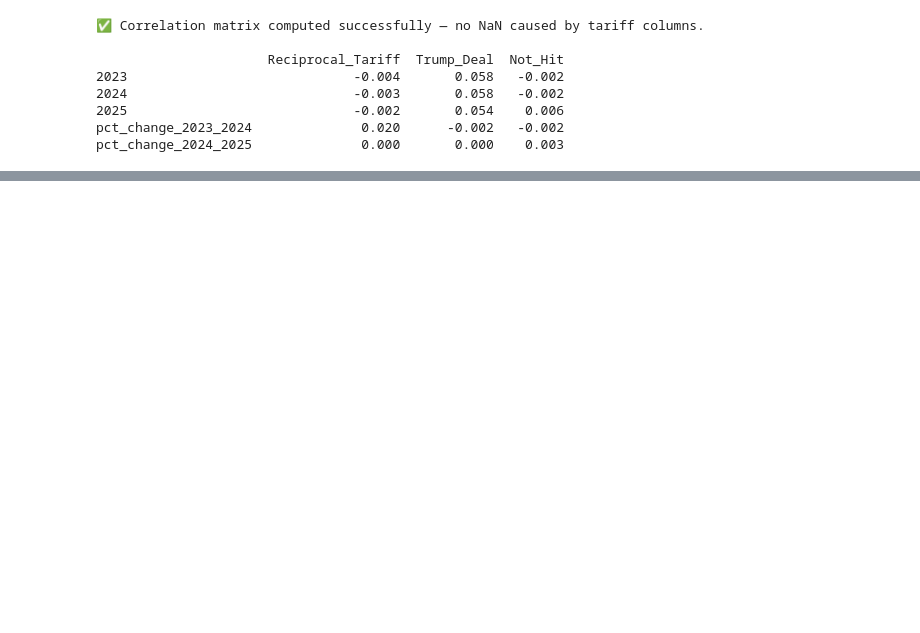
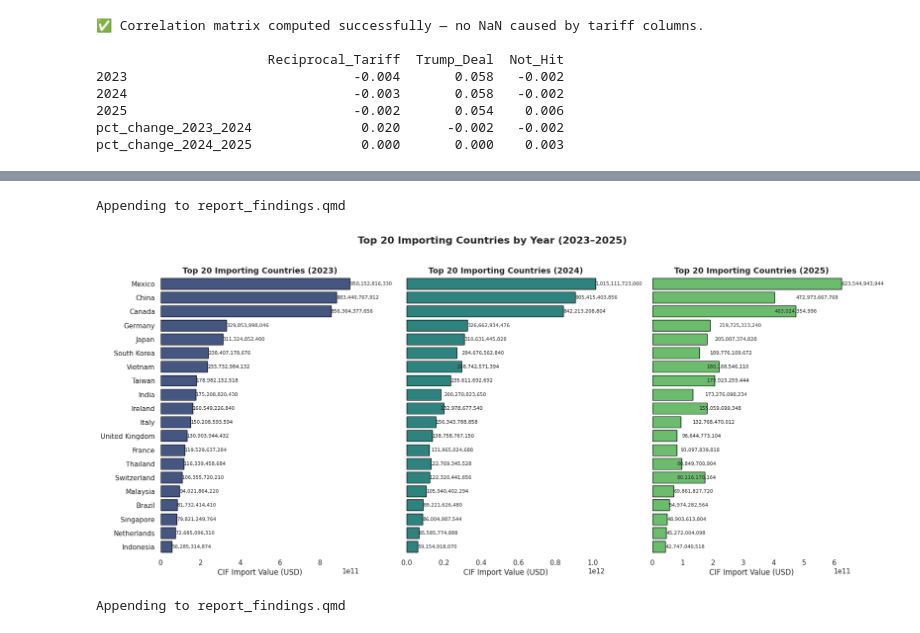
Before and after one commit to utamiu1807/uutami, a Jupyter notebook: Final_EDA1&2_UTAMIipynb.ipynb, the cells around one changed output, grey strips where cells are left out. Cells and saved outputs as stored; diff of their text form; code cells hidden in the pictures; blank space fills up the shorter version.

```diff
--- a/Final_EDA1&2_UTAMIipynb.ipynb
+++ b/Final_EDA1&2_UTAMIipynb.ipynb
@@ -1687,0 +1517,58 @@ print("✅ Visualized dominant industry breakdown for Trump Deal and No Trump De
+# %%
+%%writefile -a report_findings.qmd
+
+## 3. Top Importing Countries
+
+Analysis of the top importing countries provides insight into key trading partners.
+# %% [output]
+Appending to report_findings.qmd
+# %%
+# Include the code for the top 20 countries plot
+# Total imports by country and year (assuming country_year_totals is available or can be recreated)
+try:
+    country_year_totals = df_clean.groupby(["Year", "country"])["CIF_Value"].sum().reset_index()
+except NameError:
+    print("Error: df_clean not found. Please run the data loading and cleaning cells.")
+    exit()
+
+# Get top 20 countries for each year
+top_2023 = country_year_totals[country_year_totals["Year"] == 2023].nlargest(20, "CIF_Value")
+top_2024 = country_year_totals[country_year_totals["Year"] == 2024].nlargest(20, "CIF_Value")
+top_2025 = country_year_totals[country_year_totals["Year"] == 2025].nlargest(20, "CIF_Value")
+
+sns.set_style("white")
+plt.rcParams["axes.facecolor"] = "white"
+plt.rcParams["axes.edgecolor"] = "black"
+palette = sns.color_palette("viridis", 3)
+fig, axes = plt.subplots(1, 3, figsize=(18, 8), sharey=True)
+
+def plot_top(ax, data, year, color):
+    data = data.sort_values("CIF_Value", ascending=True)
+    sns.barplot(data=data, y="country", x="CIF_Value", ax=ax, color=color, edgecolor="black", legend=False)
+    ax.set_title(f"Top 20 Importing Countries ({year})", fontsize=13, weight="bold")
+    ax.set_xlabel("CIF Import Value (USD)") # Removed millions for clarity, can be adjusted based on scale
+    ax.set_ylabel("")
+    ax.grid(False)
+    for spine in ax.spines.values(): spine.set_visible(False)
+    ax.set_facecolor("white")
+    ax.invert_yaxis()
+    for i, v in enumerate(data["CIF_Value"]):
+        ax.text(v, i, f"{v:,.0f}", va="center", ha="left", fontsize=8)
+
+plot_top(axes[0], top_2023, 2023, palette[0])
+plot_top(axes[1], top_2024, 2024, palette[1])
+plot_top(axes[2], top_2025, 2025, palette[2])
+
+fig.suptitle("Top 20 Importing Countries by Year (2023–2025)", fontsize=16, weight="bold")
+plt.tight_layout(rect=[0, 0, 1, 0.96])
+plt.show()
+# %% [output]
+[figure, added]
+# %%
+%%writefile -a report_findings.qmd
+
+## 4. Impact of Tariff Policies and Trade Deals
+
+To assess the impact of Trump-era tariff policies and trade deals, a regression analysis was conducted. Policy variables included whether a country had a reciprocal tariff, a specific Trump deal, or was classified as "Not Hit".
+# %% [output]
+Appending to report_findings.qmd
```
Also changed, not shown: parts of 38 cells of this notebook.
